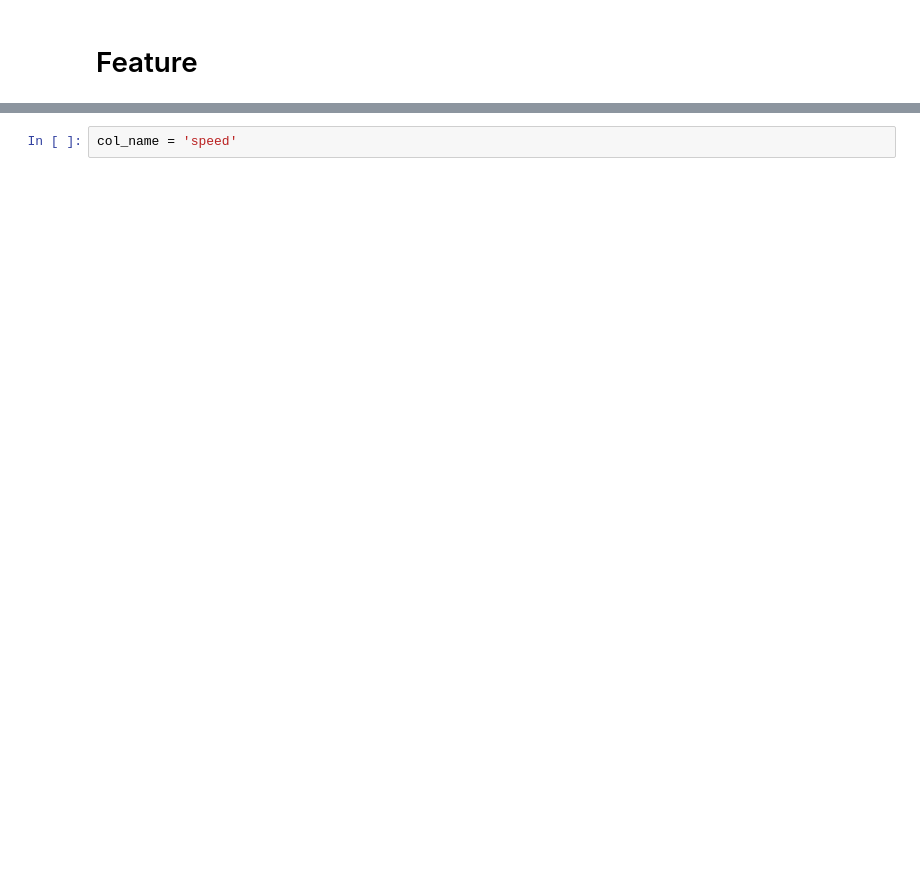
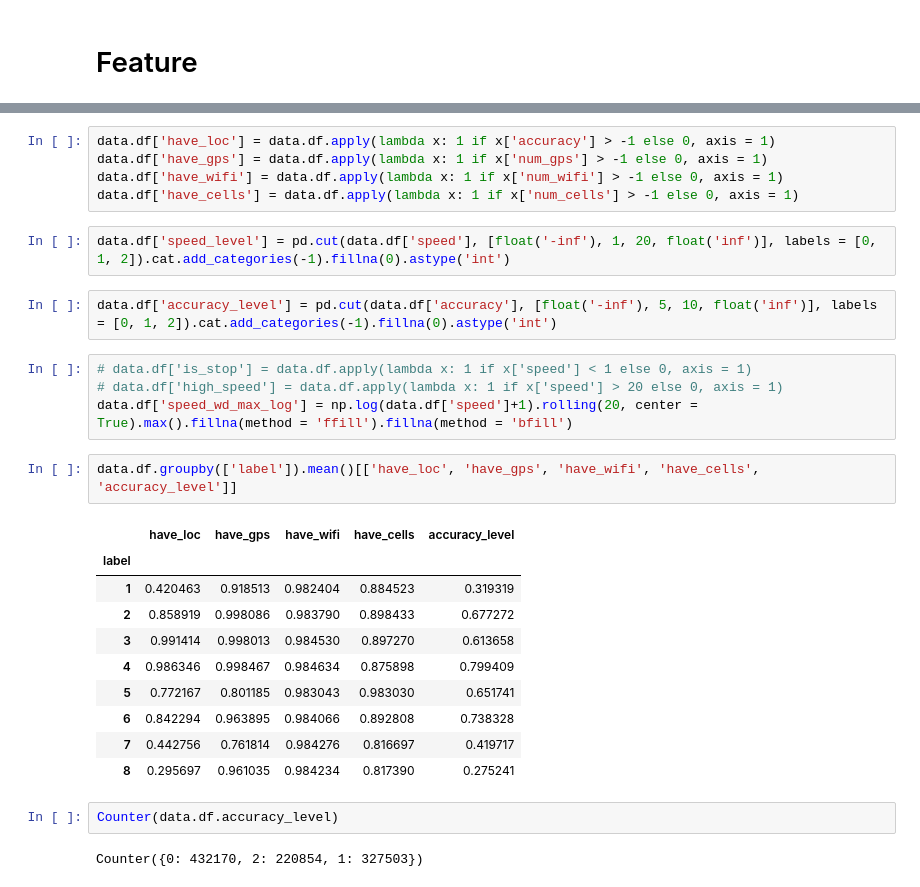
Before and after one commit to Ryanna-github/SHL2021, a Jupyter notebook: 2021-05-21_feature_explore.ipynb, the cells around one changed output, grey strips where cells are left out. Drawn from its saved outputs; the diff is of its cells as text; blank space fills up the shorter version.

```diff
--- a/2021-05-21_feature_explore.ipynb
+++ b/2021-05-21_feature_explore.ipynb
@@ -56,2 +55,30 @@ list(data.df)
-# %%
-col_name = 'speed'
+# %%
+data.df['have_loc'] = data.df.apply(lambda x: 1 if x['accuracy'] > -1 else 0, axis = 1)
+data.df['have_gps'] = data.df.apply(lambda x: 1 if x['num_gps'] > -1 else 0, axis = 1)
+data.df['have_wifi'] = data.df.apply(lambda x: 1 if x['num_wifi'] > -1 else 0, axis = 1)
+data.df['have_cells'] = data.df.apply(lambda x: 1 if x['num_cells'] > -1 else 0, axis = 1)
+# %%
+data.df['speed_level'] = pd.cut(data.df['speed'], [float('-inf'), 1, 20, float('inf')], labels = [0, 1, 2]).cat.add_categories(-1).fillna(0).astype('int')
+# %%
+data.df['accuracy_level'] = pd.cut(data.df['accuracy'], [float('-inf'), 5, 10, float('inf')], labels = [0, 1, 2]).cat.add_categories(-1).fillna(0).astype('int')
+# %%
+# data.df['is_stop'] = data.df.apply(lambda x: 1 if x['speed'] < 1 else 0, axis = 1)
+# data.df['high_speed'] = data.df.apply(lambda x: 1 if x['speed'] > 20 else 0, axis = 1)
+data.df['speed_wd_max_log'] = np.log(data.df['speed']+1).rolling(20, center = True).max().fillna(method = 'ffill').fillna(method = 'bfill')
+# %%
+data.df.groupby(['label']).mean()[['have_loc', 'have_gps', 'have_wifi', 'have_cells', 'accuracy_level']]
+# %% [output]
+|  | have_loc | have_gps | have_wifi | have_cells | accuracy_level |
+| label |  |  |  |  |  |
+| 1 | 0.420463 | 0.918513 | 0.982404 | 0.884523 | 0.319319 |
+| 2 | 0.858919 | 0.998086 | 0.983790 | 0.898433 | 0.677272 |
+| 3 | 0.991414 | 0.998013 | 0.984530 | 0.897270 | 0.613658 |
+| 4 | 0.986346 | 0.998467 | 0.984634 | 0.875898 | 0.799409 |
+| 5 | 0.772167 | 0.801185 | 0.983043 | 0.983030 | 0.651741 |
+| 6 | 0.842294 | 0.963895 | 0.984066 | 0.892808 | 0.738328 |
+| 7 | 0.442756 | 0.761814 | 0.984276 | 0.816697 | 0.419717 |
+| 8 | 0.295697 | 0.961035 | 0.984234 | 0.817390 | 0.275241 |
+# %%
+Counter(data.df.accuracy_level)
+# %% [output]
+Counter({0: 432170, 2: 220854, 1: 327503})
```
Also changed, not shown: parts of 18 cells of this notebook, 4 other files.
